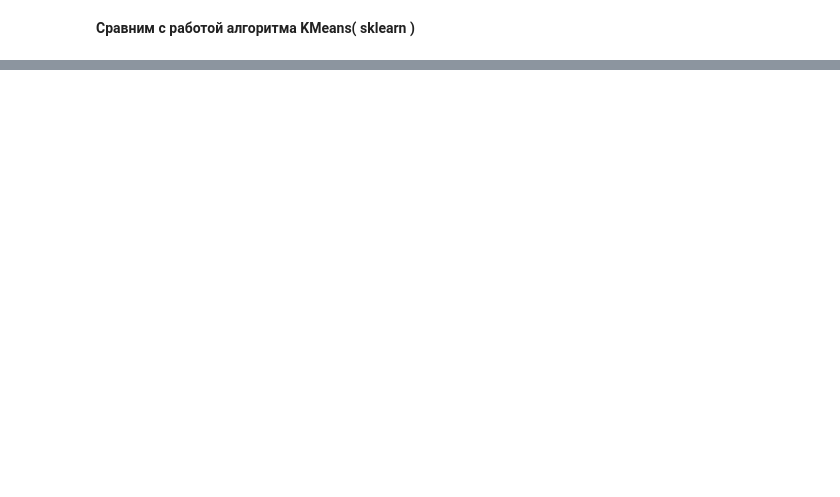
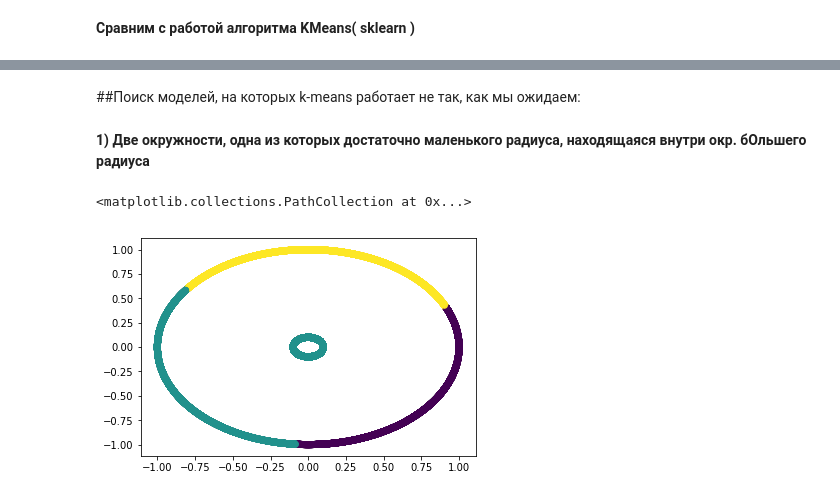
Before and after one commit to paniquex/IML_homeworks, a Jupyter notebook: k-mean_1/k-mean-algorithm.ipynb, the cells around one changed output, grey strips where cells are left out. Saved outputs shown, nothing was run; the diff lists cells and outputs as text; code cells hidden in the pictures; blank space fills up the shorter version.

```diff
--- a/k-mean_1/k-mean-algorithm.ipynb
+++ b/k-mean_1/k-mean-algorithm.ipynb
@@ -99,0 +121,13 @@ np.shape(X_with_clusters[:, 2])
+# %% [markdown]
+##Поиск моделей, на которых k-means работает не так, как мы ожидаем:
+# %% [markdown]
+**1) Две окружности, одна из которых достаточно маленького радиуса, находящаяся внутри окр. бОльшего радиуса**
+# %%
+from sklearn.datasets import make_circles
+X = make_circles(n_samples=n_samples, random_state=2, factor=.1)
+X = np.array(X[0])
+a = KMeans(n_clusters=3, random_state=0).fit_predict(X)
+plt.scatter(X[:, 0], X[:, 1], c=a)
+# %% [output]
+<matplotlib.collections.PathCollection at 0x...>
+[figure, added]
```
Also changed, not shown: parts of 16 cells of this notebook.
